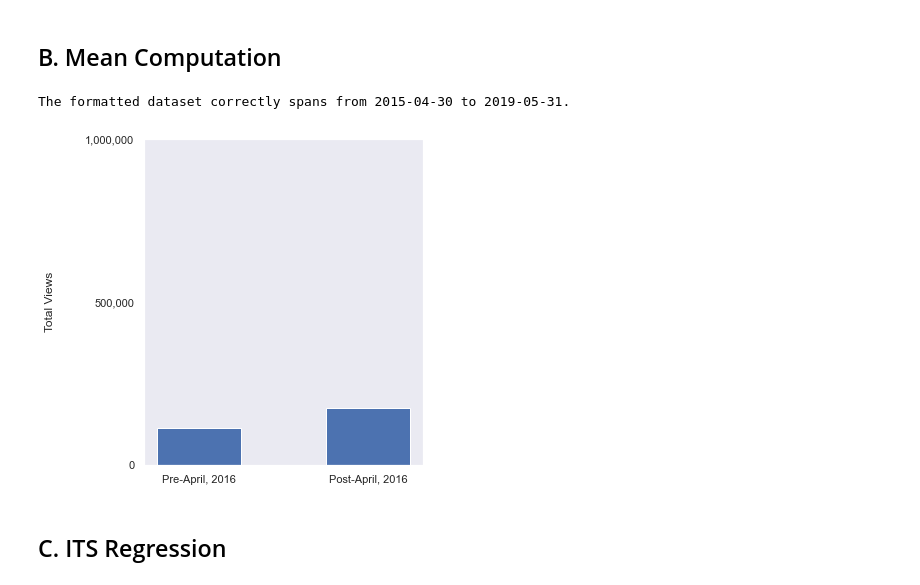
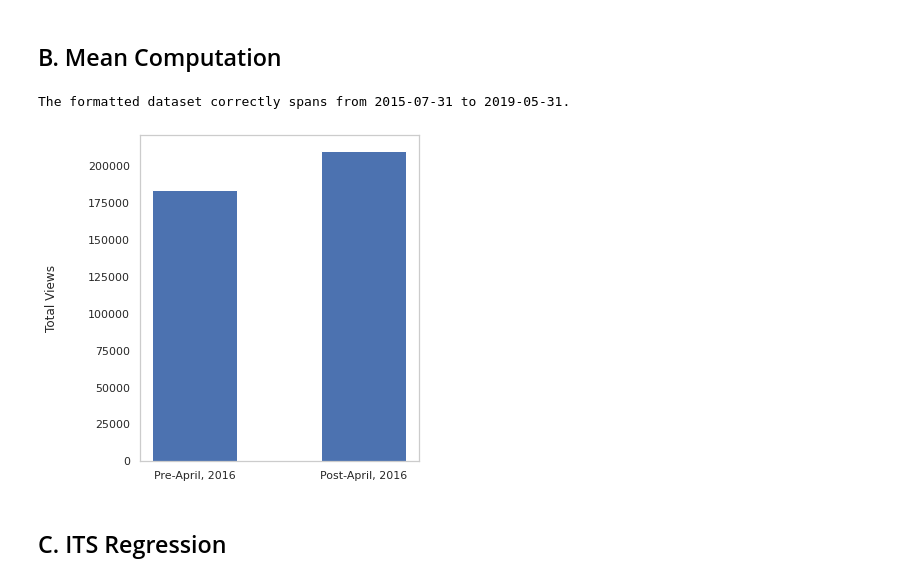
Before and after one commit to epfl-ada/ada-2020-project-milestone-p3-p3_studybuddy, a Jupyter notebook: MilestoneP3.ipynb, the cells around one changed output. Drawn from its saved outputs; the diff is of its cells as text; code cells hidden in the pictures.

Commit message:
renamed hist_mean->batplot_mean, small multiples viz, drop NaN of study group, correct misplaced text in ITS plot

```diff
--- a/MilestoneP3.ipynb
+++ b/MilestoneP3.ipynb
@@ -320,0 +324,3 @@ Undefined values are any non-positive numerical or non-numerical values. In case
+# %%
+mask_missing = df.isna().any(axis=1)
+df[mask_missing].sort_values('Date')
@@ -320,0 +343,2 @@ Undefined values are any non-positive numerical or non-numerical values. In case
+# %%
+df = df[~mask_missing]
@@ -453,7 +540,7 @@ The reference paper uses 3 types of plots to describe the results :
 
 Additionally, the regression plots can feature confidence intervals if prompted by the user (cf. figure 4 in reference paper).
 # %%
-def hist_mean(df, interruption, verbose=False, ytick_step=5e5) :
+def barplot_mean(df, interruption, verbose=False, ytick_step=5e5) :
     """
 
     Parameters
@@ -461,8 +548,7 @@ def hist_mean(df, interruption, verbose=False, ytick_step=5e5) :
     df : pd DataFrame
         Pandas DataFrame containing the monthly pageviews around the interruption date.
     interruption : string
-        Interruption date in the form of a string. Please use following fashion :
-        1st of May 1997 --> 1995-05-01
+        Interruption date in YYYY-MM-DD format. Example: 1st of May 1997 --> 1995-05-01
     verbose : bool (default: False)
         Display temp dataframes created in the process and other insightful information from the process.
     ytick_step : int (default: 5e5)
@@ -482,8 +568,9 @@ def hist_mean(df, interruption, verbose=False, ytick_step=5e5) :
     plt.bar(x=l, height=d, width=0.5)
 
     # Configuring the axes to fit the data
-    ymax = np.floor(d.max()/ytick_step +3)*ytick_step
-    plt.yticks(np.arange(0, ymax, ytick_step), [f'{v:,}' for v in np.arange(0, ymax, ytick_step, dtype=int)])
+    #ymax = np.floor(d.max()/ytick_step +3)*ytick_step
+    #plt.yticks(np.arange(0, ymax, ytick_step), [f'{v:,}' for v in np.arange(0, ymax, ytick_step, dtype=int)])
+
     plt.ylabel('Total Views', labelpad=30)
 
     plt.grid(False)
@@ -679,11 +768,11 @@ dtype: float64
 # %%
 # Create an aggregated months DataFrame
 aggregated_months = agg_monthly(df)
 
-hist_mean(aggregated_months,'2016-04-27')
+barplot_mean(aggregated_months,'2016-04-27')
 # %% [output]
-The formatted dataset correctly spans from 2015-04-30 to 2019-05-31.
+The formatted dataset correctly spans from 2015-07-31 to 2019-05-31.
-[figure, old version]
+[figure, new version]
 # %% [markdown]
 ## C. ITS Regression
 # %%
```
Also changed, not shown: parts of 29 cells of this notebook.
